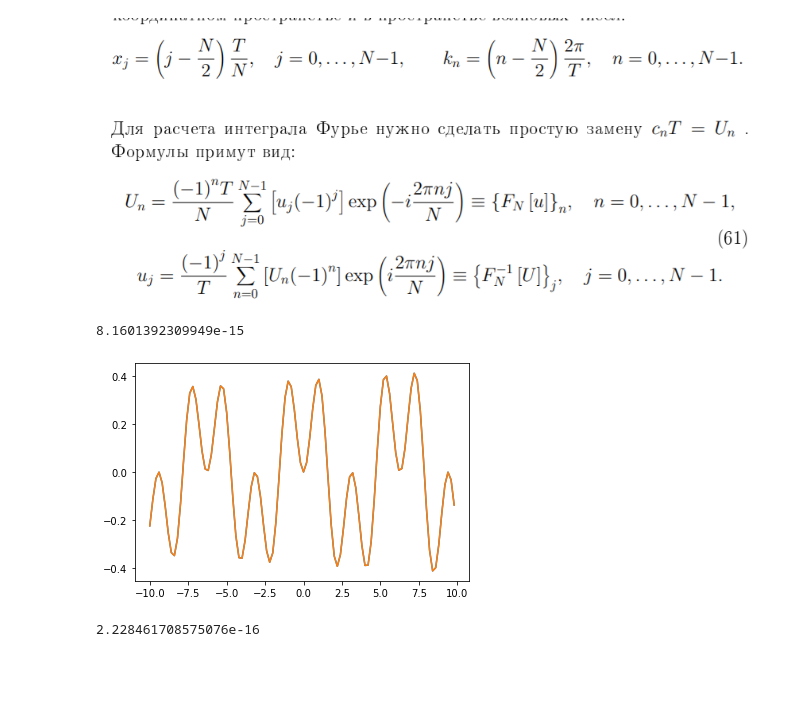
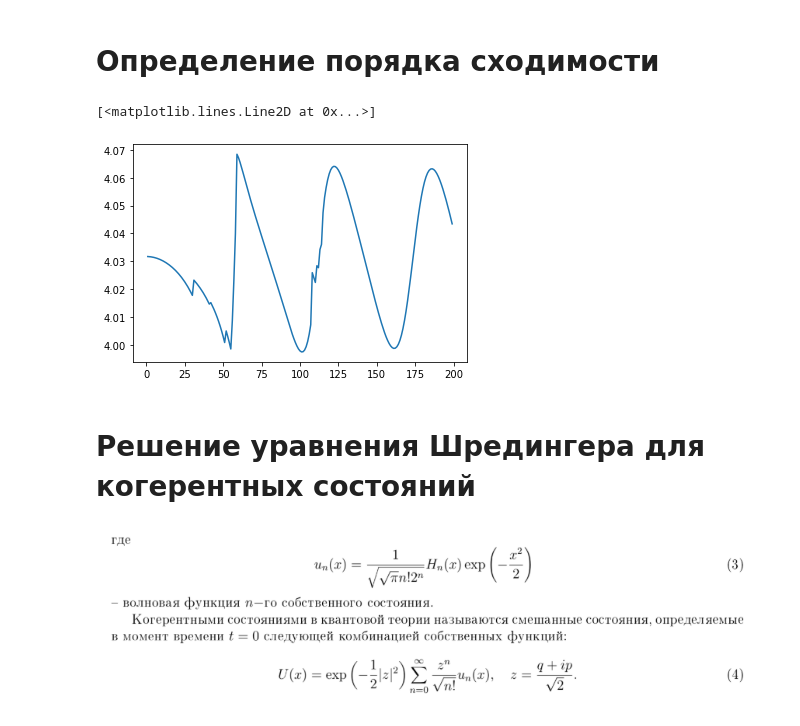
Before and after one commit to katyalatypova/mipt_comp_math, a Jupyter notebook: Task 4.ipynb, the cells around one changed output. Cells and saved outputs as stored; diff of their text form; code cells hidden in the pictures; blank space fills up the shorter version.

Commit message:
test solver and animation on coherent states

```diff
--- a/Task 4.ipynb
+++ b/Task 4.ipynb
@@ -25,0 +119,9 @@ print(tau/h**2)
+# %%
+#test
+html5video, errors = numerical_solution(animation = False, next_layer = next_layer, initial = lambda x: exp(-x**2/2),
+                                        potential = lambda x: x**2/2,
+                                        precise_sol = lambda x: exp(-1j * x[0]/2) * exp(-x[1]**2/2),
+                                        l = 20, Nx = 100, Nt = 200, T = 10)
+plt.figure()
+plt.plot(range(200), errors)
+# HTML(html5video)
@@ -26,4 +131,21 @@ print(tau/h**2)
+# %% [markdown]
+# Определение порядка сходимости
+# %%
+l = 20; Nx = 100; Nt = [200, 400]; T = 10
+errs = []
+for nt in Nt:
+    html5video, err = numerical_solution(animation = False, next_layer = next_layer, initial = lambda x: exp(-x**2/2),
+                                        potential = lambda x: x**2/2,
+                                        precise_sol = lambda x: exp(-1j * x[0]/2) * exp(-x[1]**2/2),
+                                        l = l, Nx = Nx, Nt = nt, T = T)
+    errs.append(tuple([nt, err]))
+
+plt.figure()
+plt.plot(range(errs[0][0]), np.array(errs[0][1])/np.array(errs[1][1][::2]))
+# %% [output]
+[<matplotlib.lines.Line2D at 0x...>]
+[figure, added]
+# %% [markdown]
+# Решение уравнения Шредингера для когерентных состояний
 # %% [markdown]
-![image.png](attachment:image.png-old)
+![image.png](attachment:image.png-new)
-# %% [markdown]
-![image.png](attachment:image.png)
@@ -48,17 +151,0 @@ def myift(u, l):
-# %%
-u = np.array([exp(y/100) * cos(y) * (sin(y)) ** 2 for y in x])
-u_ft = myft(u, l)
-u1 = myift(u_ft, l).real
-plt.plot(x, u)
-plt.plot(x, u1)
-print(max(np.abs(u - u1)))
-# %% [output]
-8.1601392309949e-15
-[figure, removed]
-# %%
-from scipy.fft import fft, ifft
-u_ft1= fft(u)
-u2 = ifft(u_ft1)
-max(np.abs(u2 - u))
-# %% [output]
-2.228461708575076e-16
```
Also changed, not shown: parts of 17 cells of this notebook.
